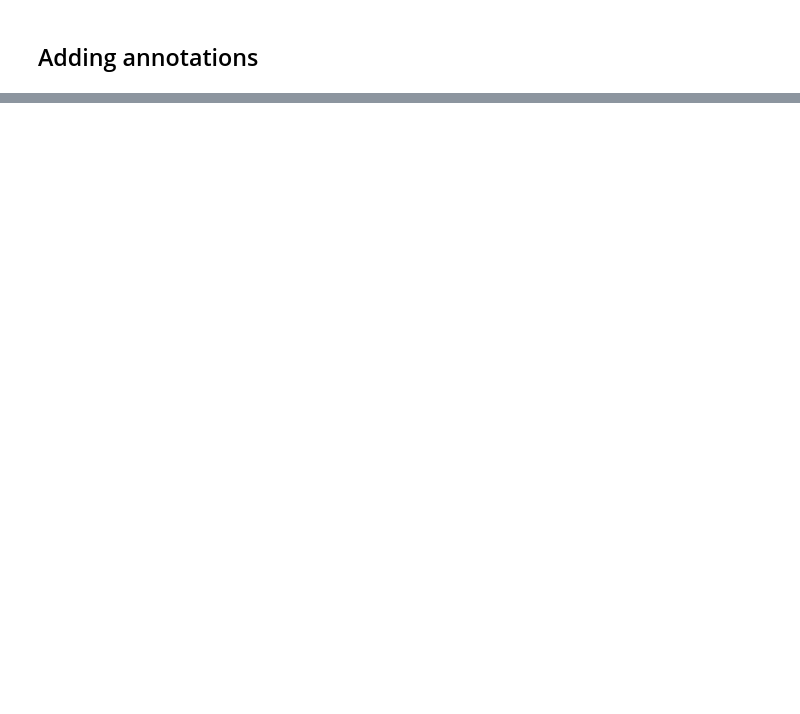
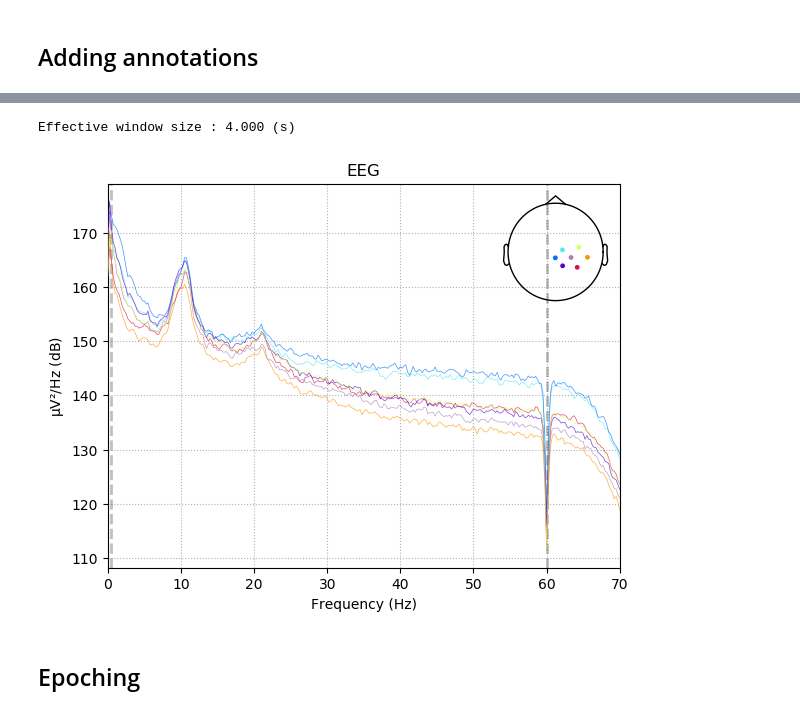
Before and after one commit to conorato/br41n-hackathon, a Jupyter notebook: Br41n.io/Br41n.io.ipynb, the cells around one changed output, grey strips where cells are left out. Saved outputs shown, nothing was run; the diff lists cells and outputs as text; code cells hidden in the pictures; blank space fills up the shorter version.

```diff
--- a/Br41n.io/Br41n.io.ipynb
+++ b/Br41n.io/Br41n.io.ipynb
@@ -79,0 +104,7 @@ Designing a one-pass, zero-phase, non-causal highpass filter:
+# %%
+raw_array.plot_psd(fmax=70)
+# %% [output]
+Effective window size : 4.000 (s)
+[figure, added]
+# %% [markdown]
+## Epoching
```
Also changed, not shown: parts of 5 cells of this notebook.
